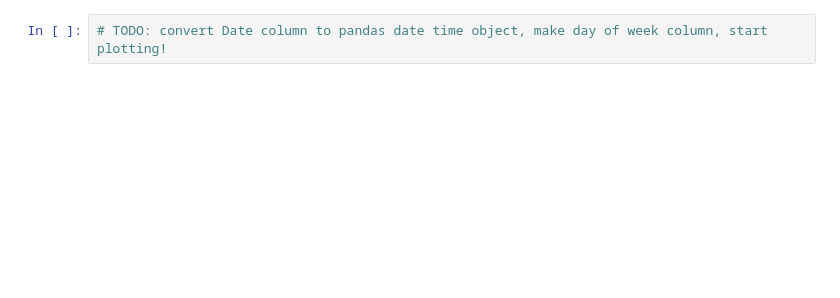
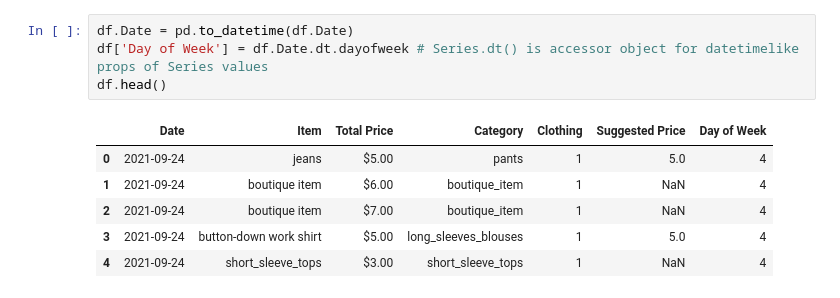
Before and after one commit to shraddha1803/ARS_DataAnalytics, a Jupyter notebook: Day-of-Week-Analysis/Sales_Analysis.ipynb, the cells around one changed output. Saved outputs shown, nothing was run; the diff lists cells and outputs as text; blank space fills up the shorter version.

```diff
--- a/Day-of-Week-Analysis/Sales_Analysis.ipynb
+++ b/Day-of-Week-Analysis/Sales_Analysis.ipynb
@@ -19,2 +23,11 @@ df.head()
-# %%
-# TODO: convert Date column to pandas date time object, make day of week column, start plotting!
+# %%
+df.Date = pd.to_datetime(df.Date)
+df['Day of Week'] = df.Date.dt.dayofweek # Series.dt() is accessor object for datetimelike props of Series values
+df.head()
+# %% [output]
+|  | Date | Item | Total Price | Category | Clothing | Suggested Price | Day of Week |
+| 0 | 2021-09-24 | jeans | $5.00 | pants | 1 | 5.0 | 4 |
+| 1 | 2021-09-24 | boutique item | $6.00 | boutique_item | 1 | NaN | 4 |
+| 2 | 2021-09-24 | boutique item | $7.00 | boutique_item | 1 | NaN | 4 |
+| 3 | 2021-09-24 | button-down work shirt | $5.00 | long_sleeves_blouses | 1 | 5.0 | 4 |
+| 4 | 2021-09-24 | short_sleeve_tops | $3.00 | short_sleeve_tops | 1 | NaN | 4 |
```
Also changed, not shown: parts of 14 cells of this notebook.
